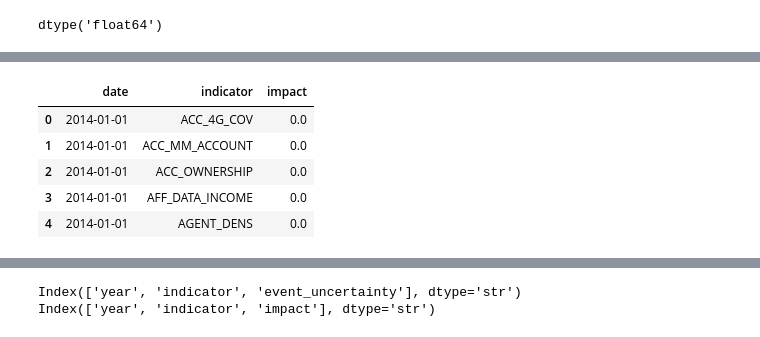
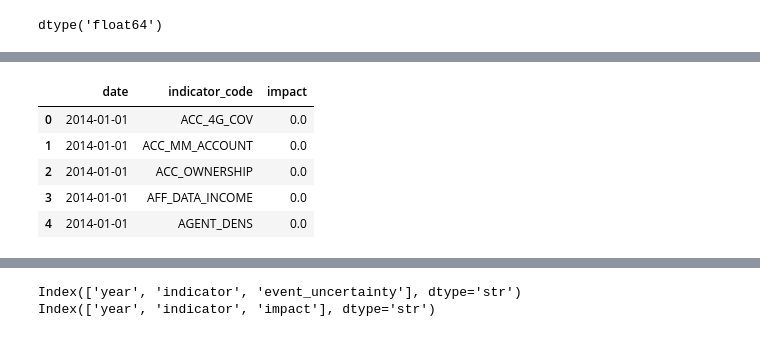
Before and after one commit to RuetGG/selam_Week10, a Jupyter notebook: notebooks/event_impact.ipynb, the cells around one changed output, grey strips where cells are left out. Cells and saved outputs as stored; diff of their text form; code cells hidden in the pictures.

```diff
--- a/notebooks/event_impact.ipynb
+++ b/notebooks/event_impact.ipynb
@@ -142,14 +151,14 @@ indicator_impact_ts = pd.DataFrame(impact_rows)
 # %%
 indicator_impact_ts = (
     indicator_impact_ts
-    .groupby(["date", "indicator"])["impact"]
+    .groupby(["date", "indicator_code"])["impact"]
     .sum()
     .reset_index()
 )
 
 indicator_impact_ts.head()
 # %% [output]
-|  | date | indicator | impact |
+|  | date | indicator_code | impact |
 | 0 | 2014-01-01 | ACC_4G_COV | 0.0 |
 | 1 | 2014-01-01 | ACC_MM_ACCOUNT | 0.0 |
 | 2 | 2014-01-01 | ACC_OWNERSHIP | 0.0 |
```
Also changed, not shown: parts of 9 cells of this notebook, 2 other files.
